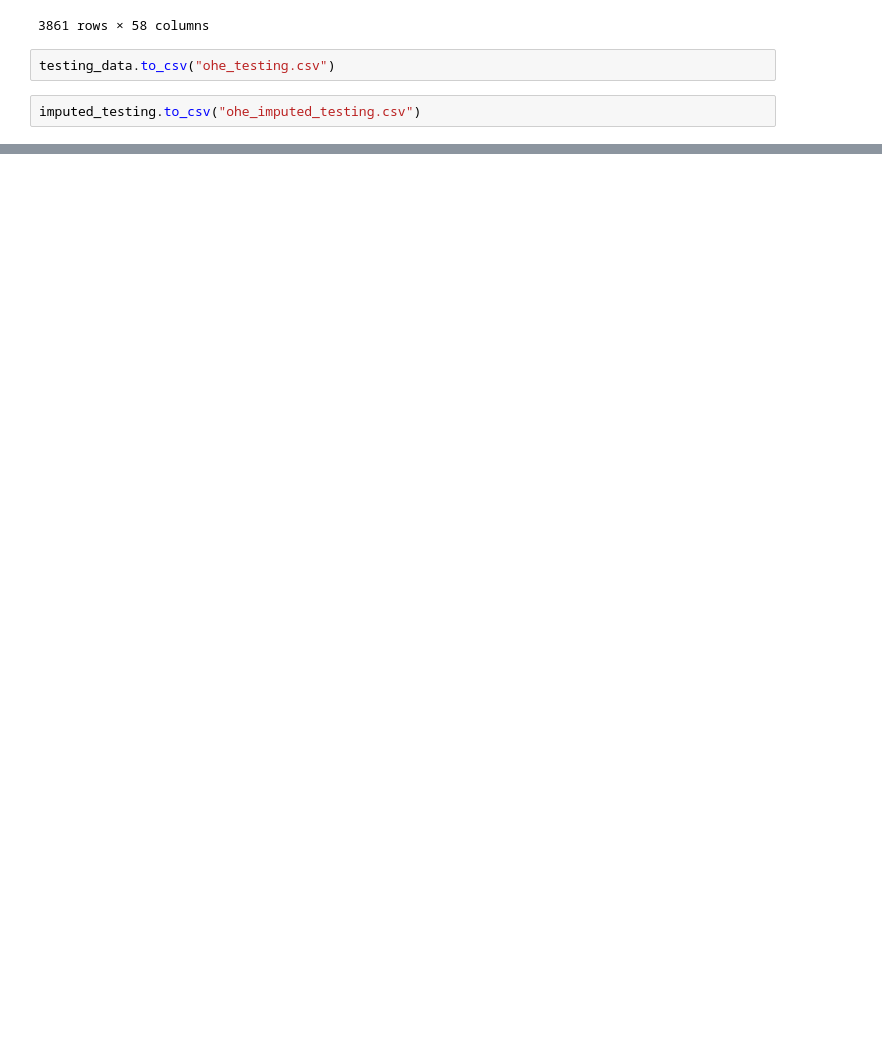
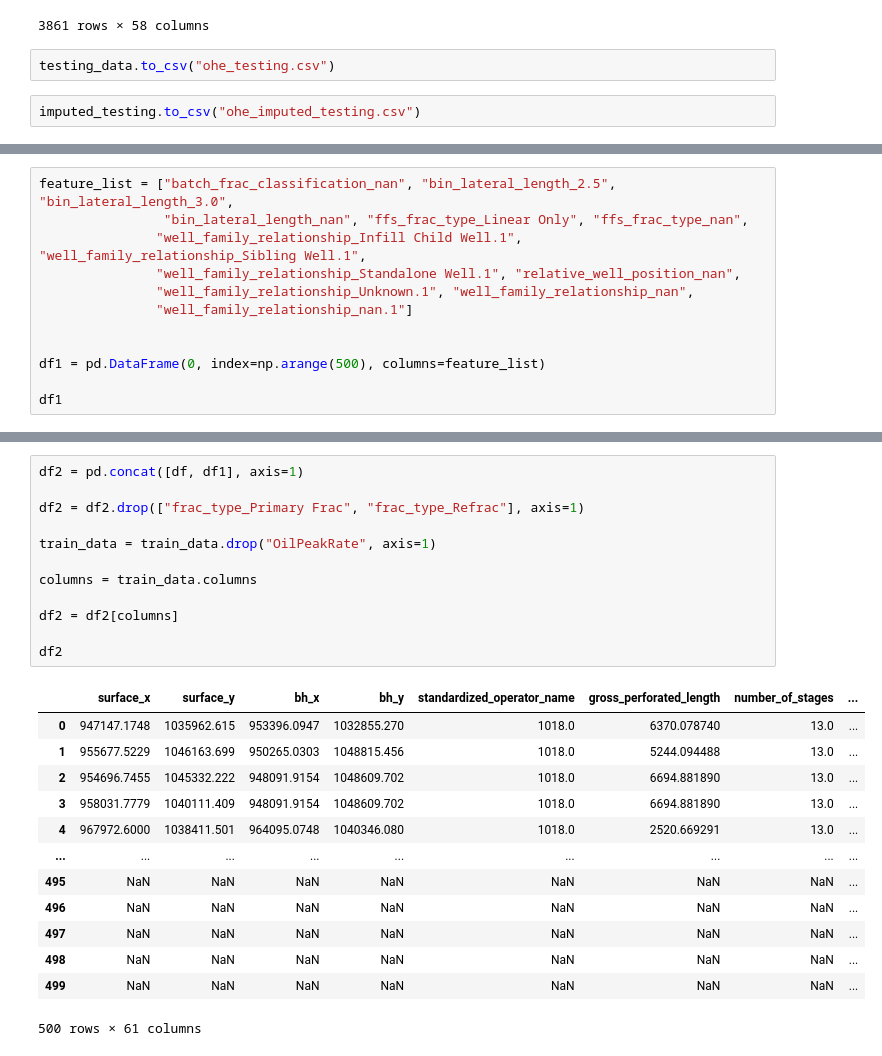
Before and after one commit to matthewcihlar/RiceDatathon2024Chevron, a Jupyter notebook: datathon2024.ipynb, the cells around one changed output, grey strips where cells are left out. Cells and saved outputs as stored; diff of their text form; blank space fills up the shorter version.

```diff
--- a/datathon2024.ipynb
+++ b/datathon2024.ipynb
@@ -252,0 +272,12 @@ print(math.sqrt(mse))
+# %%
+feature_list = ["batch_frac_classification_nan", "bin_lateral_length_2.5", "bin_lateral_length_3.0",
+                "bin_lateral_length_nan", "ffs_frac_type_Linear Only", "ffs_frac_type_nan",
+               "well_family_relationship_Infill Child Well.1", "well_family_relationship_Sibling Well.1",
+               "well_family_relationship_Standalone Well.1", "relative_well_position_nan",
+               "well_family_relationship_Unknown.1", "well_family_relationship_nan",
+               "well_family_relationship_nan.1"]
+
+
+df1 = pd.DataFrame(0, index=np.arange(500), columns=feature_list)
+
+df1
@@ -252,0 +298,26 @@ print(math.sqrt(mse))
+# %%
+df2 = pd.concat([df, df1], axis=1)
+
+df2 = df2.drop(["frac_type_Primary Frac", "frac_type_Refrac"], axis=1)
+
+train_data = train_data.drop("OilPeakRate", axis=1)
+
+columns = train_data.columns
+
+df2 = df2[columns]
+
+df2
+# %% [output]
+|  | surface_x | surface_y | bh_x | bh_y | standardized_operator_name | gross_perforated_length | number_of_stages | ... |
+| 0 | 947147.1748 | 1035962.615 | 953396.0947 | 1032855.270 | 1018.0 | 6370.078740 | 13.0 | ... |
+| 1 | 955677.5229 | 1046163.699 | 950265.0303 | 1048815.456 | 1018.0 | 5244.094488 | 13.0 | ... |
+| 2 | 954696.7455 | 1045332.222 | 948091.9154 | 1048609.702 | 1018.0 | 6694.881890 | 13.0 | ... |
+| 3 | 958031.7779 | 1040111.409 | 948091.9154 | 1048609.702 | 1018.0 | 6694.881890 | 13.0 | ... |
+| 4 | 967972.6000 | 1038411.501 | 964095.0748 | 1040346.080 | 1018.0 | 2520.669291 | 13.0 | ... |
+| ... | ... | ... | ... | ... | ... | ... | ... | ... |
+| 495 | NaN | NaN | NaN | NaN | NaN | NaN | NaN | ... |
+| 496 | NaN | NaN | NaN | NaN | NaN | NaN | NaN | ... |
+| 497 | NaN | NaN | NaN | NaN | NaN | NaN | NaN | ... |
+| 498 | NaN | NaN | NaN | NaN | NaN | NaN | NaN | ... |
+| 499 | NaN | NaN | NaN | NaN | NaN | NaN | NaN | ... |
+500 rows × 61 columns
```
Also changed, not shown: parts of 22 cells of this notebook, 5 other files.
